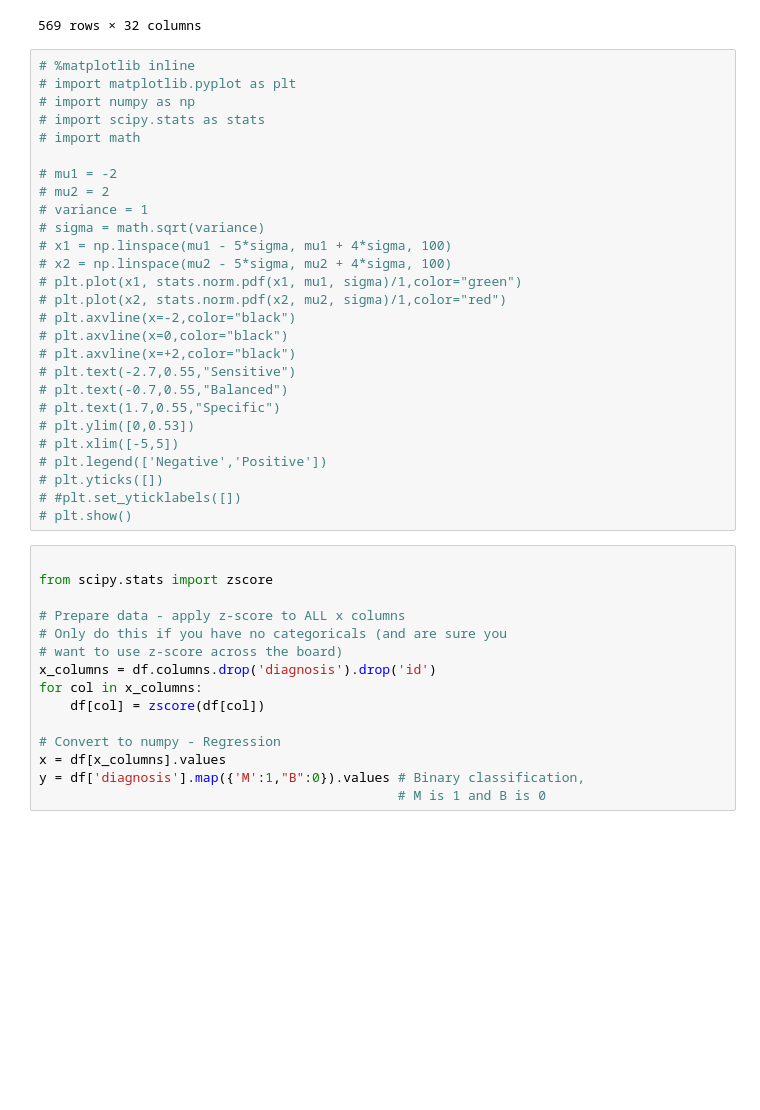
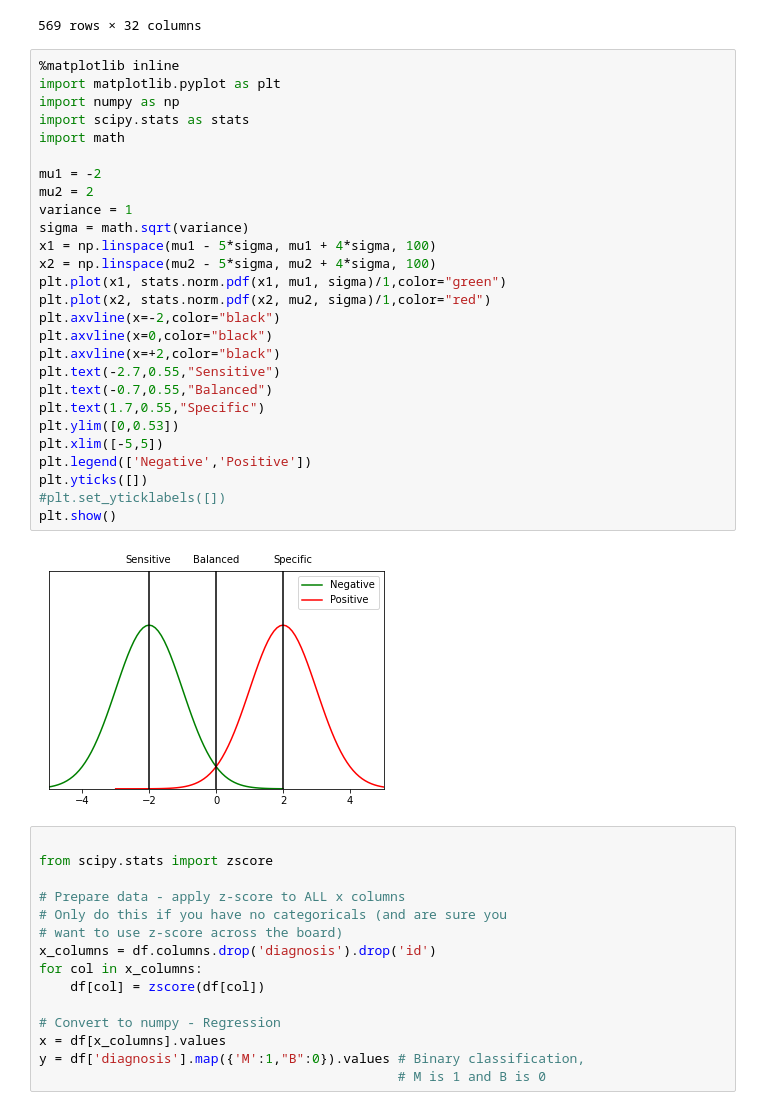
Before and after one commit to mashdas/Deep_Learning_101, a Jupyter notebook: heaton_bc_detect.ipynb, the cells around one changed output. Cells and saved outputs as stored; diff of their text form; blank space fills up the shorter version.

```diff
--- a/heaton_bc_detect.ipynb
+++ b/heaton_bc_detect.ipynb
@@ -20,32 +20,34 @@ display(df)
 | 568 | 92751 | B | 7.76 | ... | 0.0000 | 0.2871 | 0.07039 |
 569 rows × 32 columns
 # %%
-# %matplotlib inline
-# import matplotlib.pyplot as plt
-# import numpy as np
-# import scipy.stats as stats
-# import math
+%matplotlib inline
+import matplotlib.pyplot as plt
+import numpy as np
+import scipy.stats as stats
+import math
 
-# mu1 = -2
-# mu2 = 2
-# variance = 1
-# sigma = math.sqrt(variance)
-# x1 = np.linspace(mu1 - 5*sigma, mu1 + 4*sigma, 100)
-# x2 = np.linspace(mu2 - 5*sigma, mu2 + 4*sigma, 100)
-# plt.plot(x1, stats.norm.pdf(x1, mu1, sigma)/1,color="green")
-# plt.plot(x2, stats.norm.pdf(x2, mu2, sigma)/1,color="red")
-# plt.axvline(x=-2,color="black")
-# plt.axvline(x=0,color="black")
-# plt.axvline(x=+2,color="black")
-# plt.text(-2.7,0.55,"Sensitive")
-# plt.text(-0.7,0.55,"Balanced")
-# plt.text(1.7,0.55,"Specific")
-# plt.ylim([0,0.53])
-# plt.xlim([-5,5])
-# plt.legend(['Negative','Positive'])
-# plt.yticks([])
-# #plt.set_yticklabels([])
-# plt.show()
+mu1 = -2
+mu2 = 2
+variance = 1
+sigma = math.sqrt(variance)
+x1 = np.linspace(mu1 - 5*sigma, mu1 + 4*sigma, 100)
+x2 = np.linspace(mu2 - 5*sigma, mu2 + 4*sigma, 100)
+plt.plot(x1, stats.norm.pdf(x1, mu1, sigma)/1,color="green")
+plt.plot(x2, stats.norm.pdf(x2, mu2, sigma)/1,color="red")
+plt.axvline(x=-2,color="black")
+plt.axvline(x=0,color="black")
+plt.axvline(x=+2,color="black")
+plt.text(-2.7,0.55,"Sensitive")
+plt.text(-0.7,0.55,"Balanced")
+plt.text(1.7,0.55,"Specific")
+plt.ylim([0,0.53])
+plt.xlim([-5,5])
+plt.legend(['Negative','Positive'])
+plt.yticks([])
+#plt.set_yticklabels([])
+plt.show()
+# %% [output]
+[figure, added]
 # %%
 
 from scipy.stats import zscore
```
Also changed, not shown: parts of 5 cells of this notebook.
